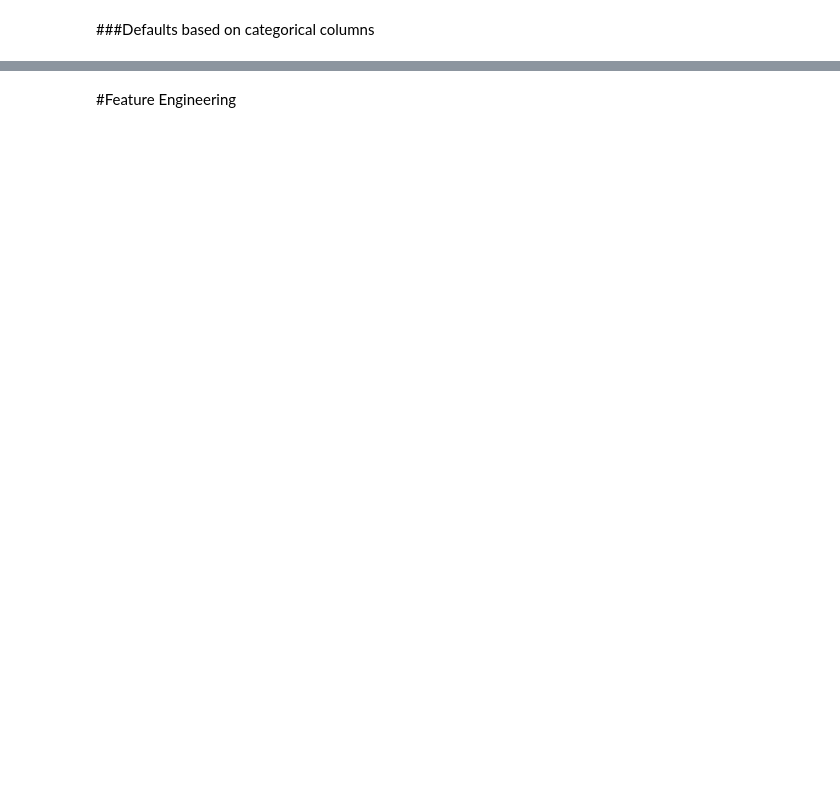
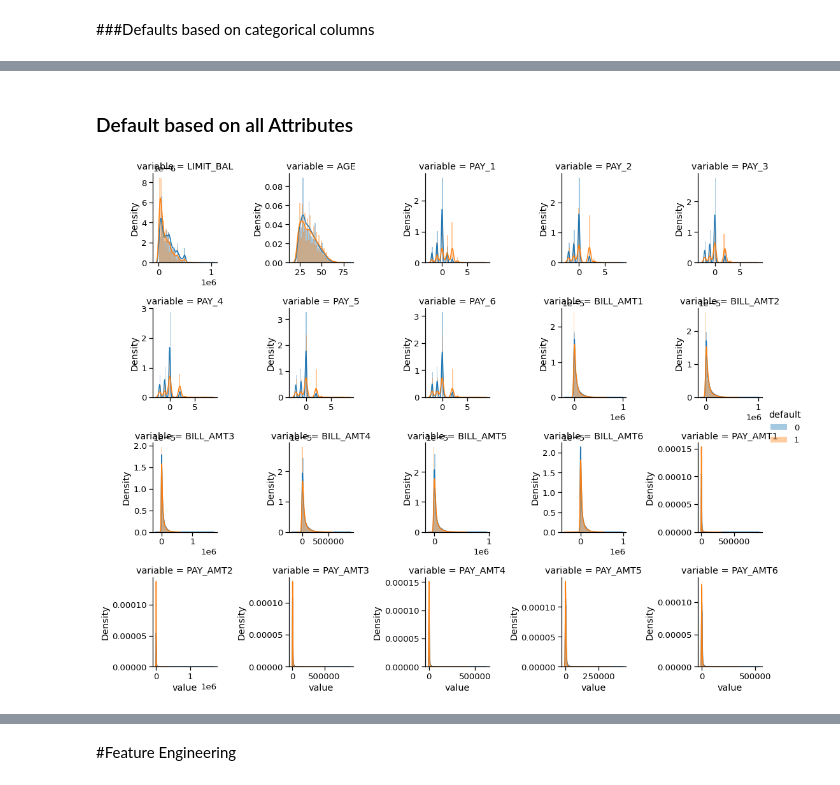
Before and after one commit to shivankb/credit_card_default_prediction, a Jupyter notebook: credit_card_default_prediction.ipynb, the cells around one changed output, grey strips where cells are left out. Saved outputs shown, nothing was run; the diff lists cells and outputs as text; code cells hidden in the pictures; blank space fills up the shorter version.

```diff
--- a/credit_card_default_prediction.ipynb
+++ b/credit_card_default_prediction.ipynb
@@ -353,0 +377,16 @@ plt.show()
+# %% [markdown]
+### Default based on all Attributes
+# %%
+# df.hist(bins=50, figsize=(20,15))
+# plt.show()
+
+output = 'default'
+cols = [ f for f in df.columns if df.dtypes[ f ] != "object"]
+cols.remove( "ID")
+cols.remove( output )
+
+f = pd.melt( df, id_vars=output, value_vars=cols)
+g = sns.FacetGrid( f, hue=output, col="variable", col_wrap=5, sharex=False, sharey=False )
+g = g.map( sns.distplot, "value", kde=True).add_legend()
+# %% [output]
+[figure, added]
```
Also changed, not shown: parts of 67 cells of this notebook.
